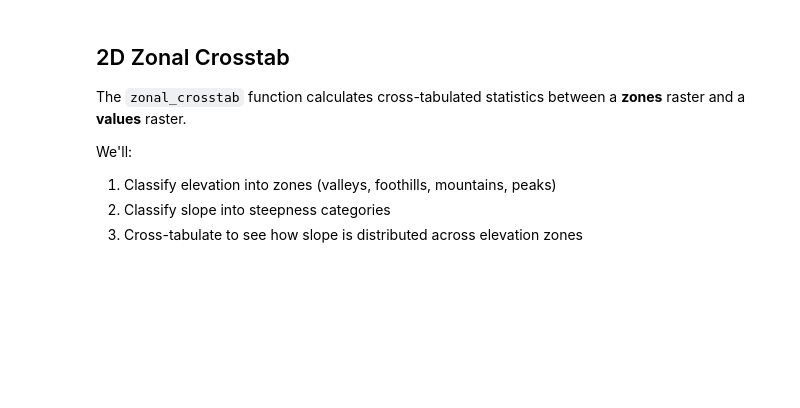
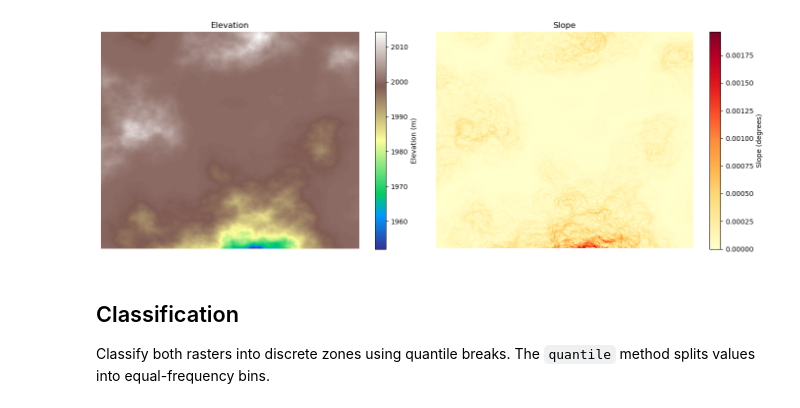
Before and after one commit to makepath/xarray-spatial, a Jupyter notebook: examples/user_guide/30_Zonal_Crosstab.ipynb, the cells around one changed output. Saved outputs shown, nothing was run; the diff lists cells and outputs as text; code cells hidden in the pictures; blank space fills up the shorter version.

Commit message:
Refactor zonal crosstab user guide notebook

```diff
--- a/examples/user_guide/30_Zonal_Crosstab.ipynb
+++ b/examples/user_guide/30_Zonal_Crosstab.ipynb
@@ -70,21 +75,22 @@ print(f"Slope range: {float(slope_agg.min()):.1f}° - {float(slope_agg.max()):.1
 # %%
-# Visualize both elevation and slope
 fig, axes = plt.subplots(1, 2, figsize=(14, 5))
-axes[0].imshow(terrain.values, cmap='terrain')
+
+terrain.plot.imshow(ax=axes[0], cmap='terrain', add_colorbar=True,
+                    cbar_kwargs={'label': 'Elevation (m)'})
 axes[0].set_title('Elevation')
 axes[0].set_axis_off()
-axes[1].imshow(slope_agg.values, cmap='YlOrRd')
-axes[1].set_title('Slope (degrees)')
+
+slope_agg.plot.imshow(ax=axes[1], cmap='YlOrRd', add_colorbar=True,
+                      cbar_kwargs={'label': 'Slope (degrees)'})
+axes[1].set_title('Slope')
 axes[1].set_axis_off()
+
 plt.tight_layout()
 plt.show()
+# %% [output]
+[figure, added]
 # %% [markdown]
-## 2D Zonal Crosstab
+## Classification
 
-The `zonal_crosstab` function calculates cross-tabulated statistics between a **zones** raster and a **values** raster.
-
-We'll:
-1. Classify elevation into zones (valleys, foothills, mountains, peaks)
-2. Classify slope into steepness categories
-3. Cross-tabulate to see how slope is distributed across elevation zones
+Classify both rasters into discrete zones using quantile breaks. The `quantile` method splits values into equal-frequency bins.
 # %%
```
Also changed, not shown: parts of 25 cells of this notebook, 1 other file.
